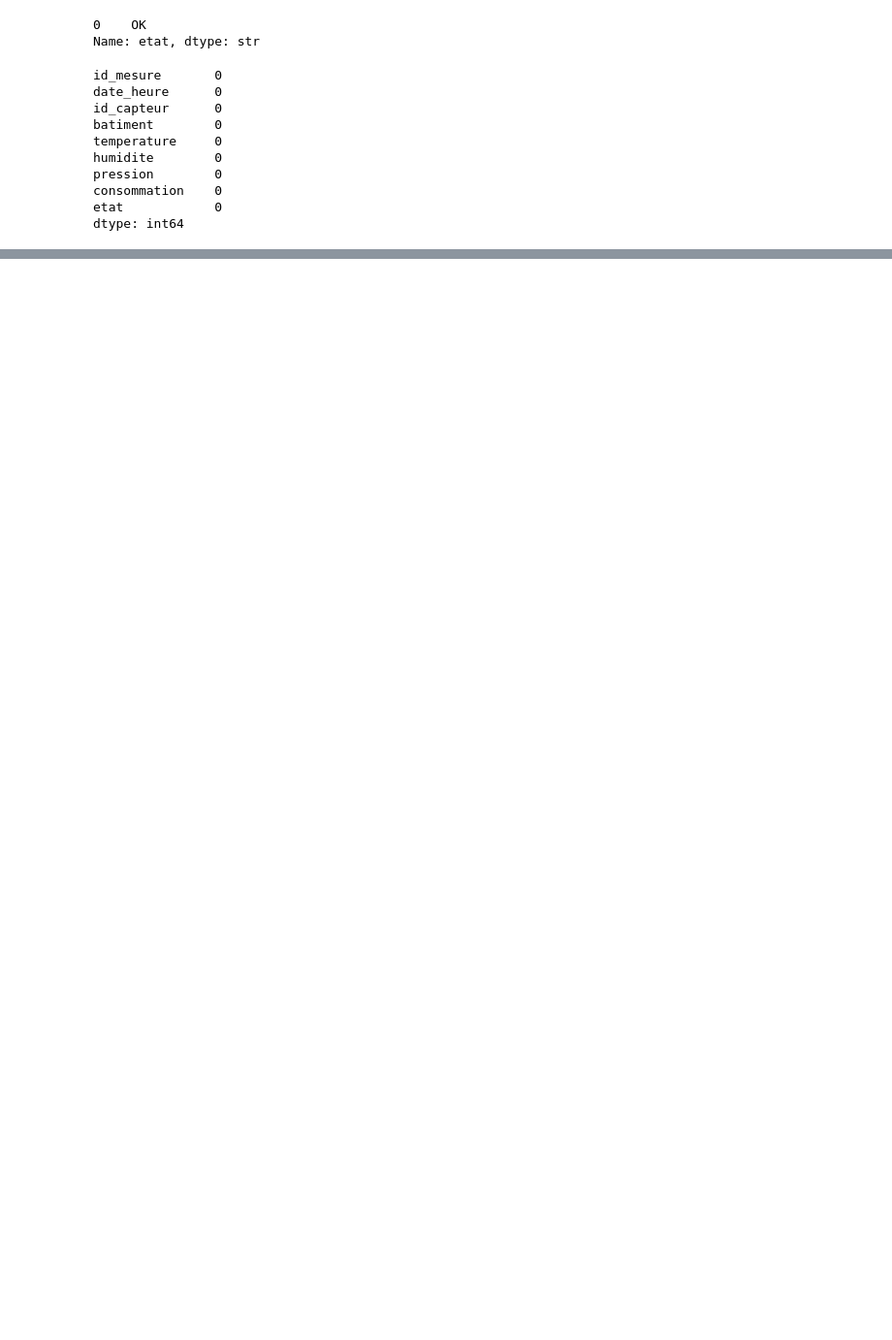
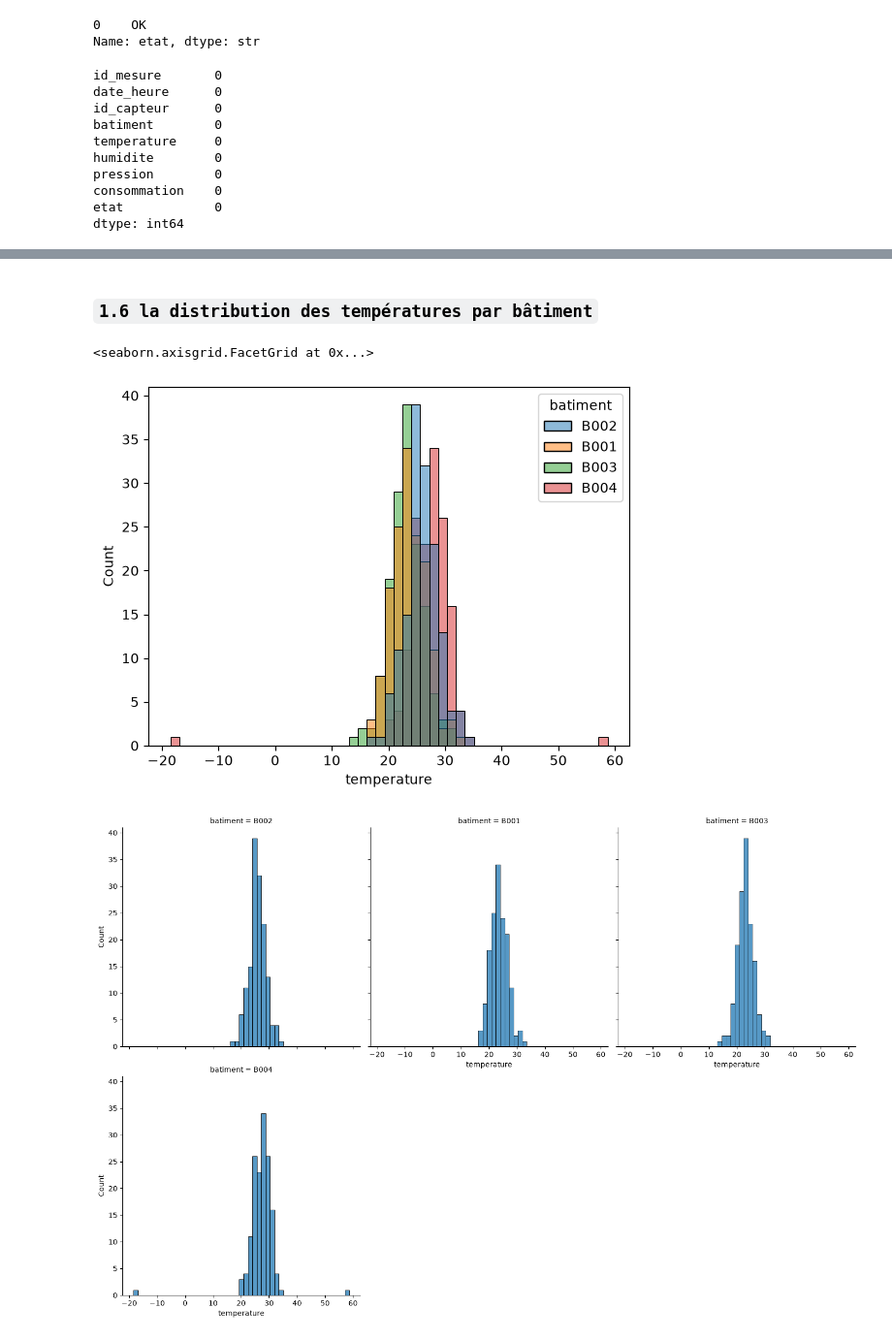
Before and after one commit to Alassanee/atelier_seaborn_iot, a Jupyter notebook: notebooks/atelier_seaborn_iot.ipynb, the cells around one changed output, grey strips where cells are left out. Shown at 97% size. Drawn from its saved outputs; the diff is of its cells as text; code cells hidden in the pictures; blank space fills up the shorter version.

```diff
--- a/notebooks/atelier_seaborn_iot.ipynb
+++ b/notebooks/atelier_seaborn_iot.ipynb
@@ -125,0 +169,9 @@ dtype: int64
+# %% [markdown]
+### `1.6 la distribution des températures par bâtiment`
+# %%
+sns.histplot(data=df, x='temperature', hue='batiment', stat='count')
+sns.displot(data=df, x='temperature', col='batiment', kind="hist", col_wrap=3)
+# %% [output]
+<seaborn.axisgrid.FacetGrid at 0x...>
+[figure, added]
+[figure, added]
```
Also changed, not shown: parts of 10 cells of this notebook.
